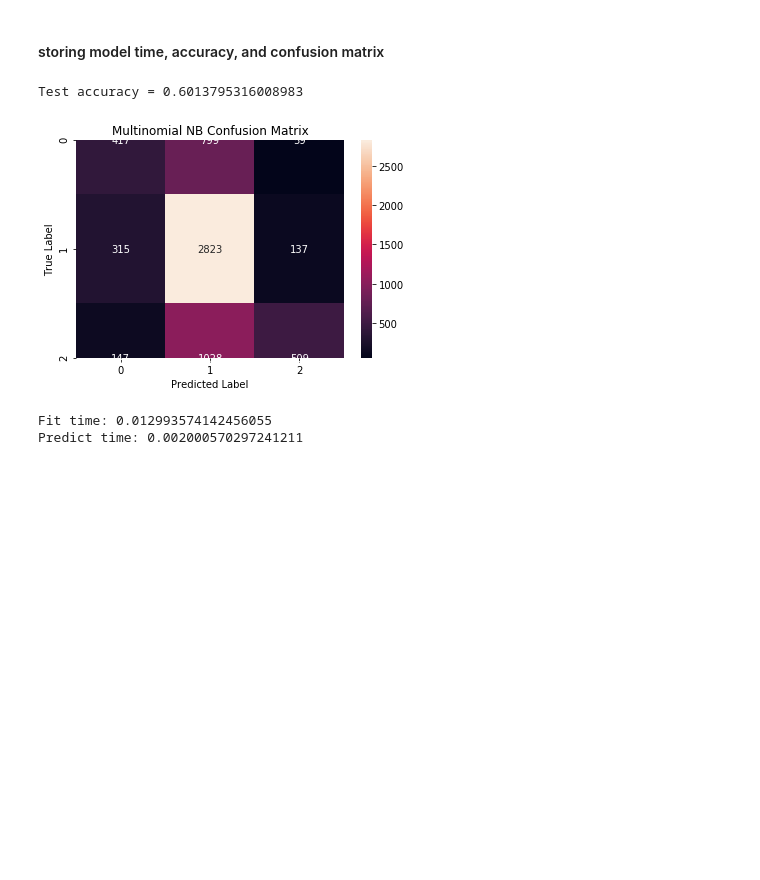
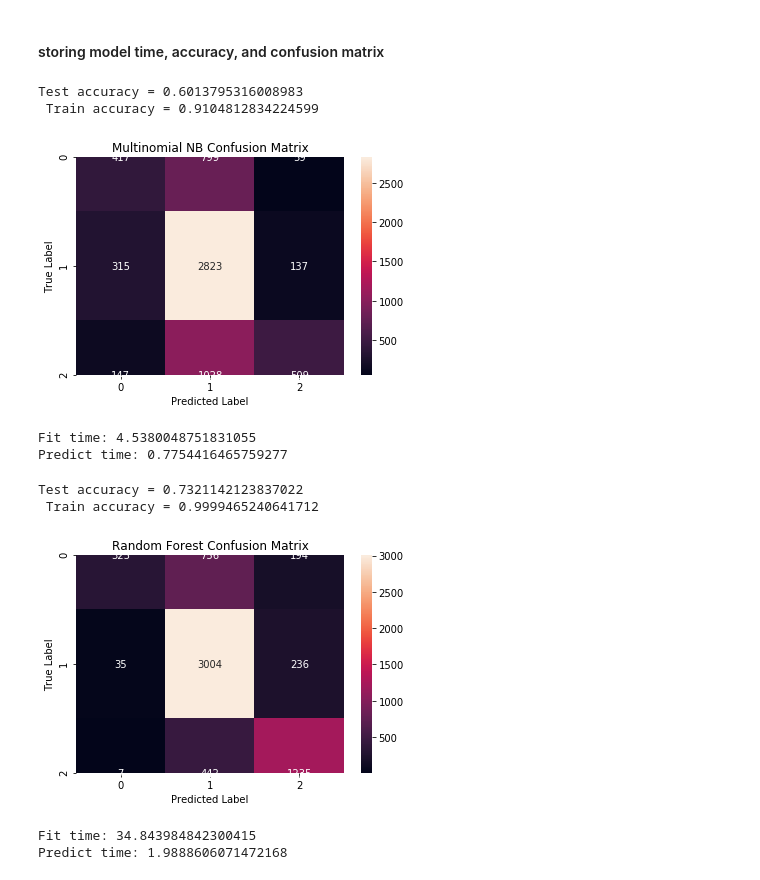
Before and after one commit to ksis1st/NLP_Vaccine_SentimentAnalysis_Tweets, a Jupyter notebook: 2EDA_SentimentAnalysis.ipynb, the cells around one changed output. Cells and saved outputs as stored; diff of their text form; code cells hidden in the pictures; blank space fills up the shorter version.

Commit message:
added base line models

```diff
--- a/2EDA_SentimentAnalysis.ipynb
+++ b/2EDA_SentimentAnalysis.ipynb
@@ -1137,13 +1071,16 @@ t1 = time.time()
 model.fit(X_train, y_train)
 t2 = time.time()
 y_pred = model.predict(X_test)
+train_pred =model.predict(X_train)
 t3 = time.time()
 acc = np.sum(y_pred == y_test)/y_pred.shape[0]
+acc1 = np.sum(train_pred == y_train)/train_pred.shape[0]
 fit_time = t2 - t1
 pred_time = t3 - t2
 c_mat = confusion_matrix(y_test, y_pred)
 model_perf['MultinomialNB'] = (acc, c_mat, (fit_time, pred_time))
 print(f'Test accuracy = {acc}')
+print(f' Train accuracy = {acc1}')
 sns.heatmap(c_mat, annot = True, fmt = 'd')
 plt.title('Multinomial NB Confusion Matrix')
 plt.xlabel('Predicted Label')
@@ -1152,6 +1089,36 @@ plt.show()
 print(f'Fit time: {fit_time}\nPredict time: {pred_time}')
 # %% [output]
 Test accuracy = 0.6013795316008983
+ Train accuracy = 0.9104812834224599
 [figure]
-Fit time: 0.012993574142456055
-Predict time: 0.002000570297241211
+Fit time: 4.5380048751831055
+Predict time: 0.7754416465759277
+# %%
+from sklearn.ensemble import RandomForestClassifier
+model = RandomForestClassifier(n_estimators=100, random_state=0)
+t1 = time.time()
+model.fit(X_train, y_train)
+t2 = time.time()
+y_pred = model.predict(X_test)
+train_pred =model.predict(X_train)
+t3 = time.time()
+acc = np.sum(y_pred == y_test)/y_pred.shape[0]
+acc1 = np.sum(train_pred == y_train)/train_pred.shape[0]
+fit_time = t2 - t1
+pred_time = t3 - t2
+c_mat = confusion_matrix(y_test, y_pred)
+model_perf['RandomForestClassifier'] = (acc, c_mat, (fit_time, pred_time))
+print(f'Test accuracy = {acc}')
+print(f' Train accuracy = {acc1}')
+sns.heatmap(c_mat, annot = True, fmt = 'd')
+plt.title('Random Forest Confusion Matrix')
+plt.xlabel('Predicted Label')
+plt.ylabel('True Label')
+plt.show()
+print(f'Fit time: {fit_time}\nPredict time: {pred_time}')
+# %% [output]
+Test accuracy = 0.7321142123837022
+ Train accuracy = 0.9999465240641712
+[figure, added]
+Fit time: 34.843984842300415
+Predict time: 1.9888606071472168
```
Also changed, not shown: parts of 30 cells of this notebook.
